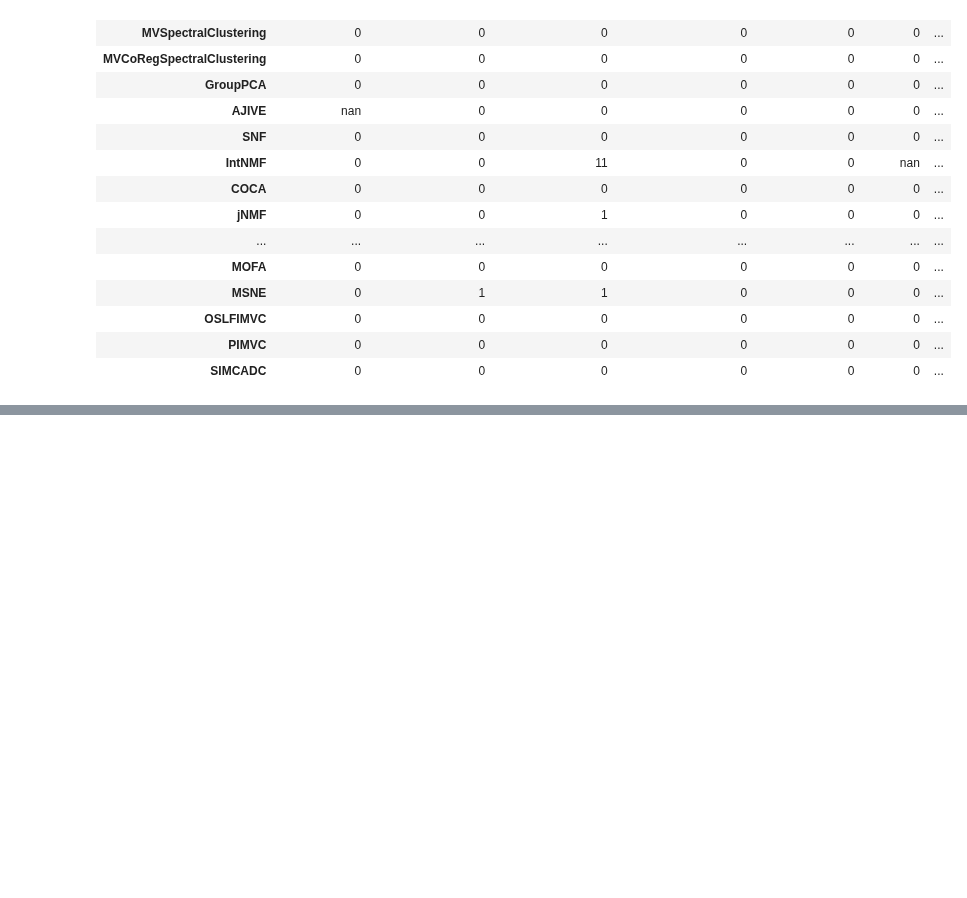
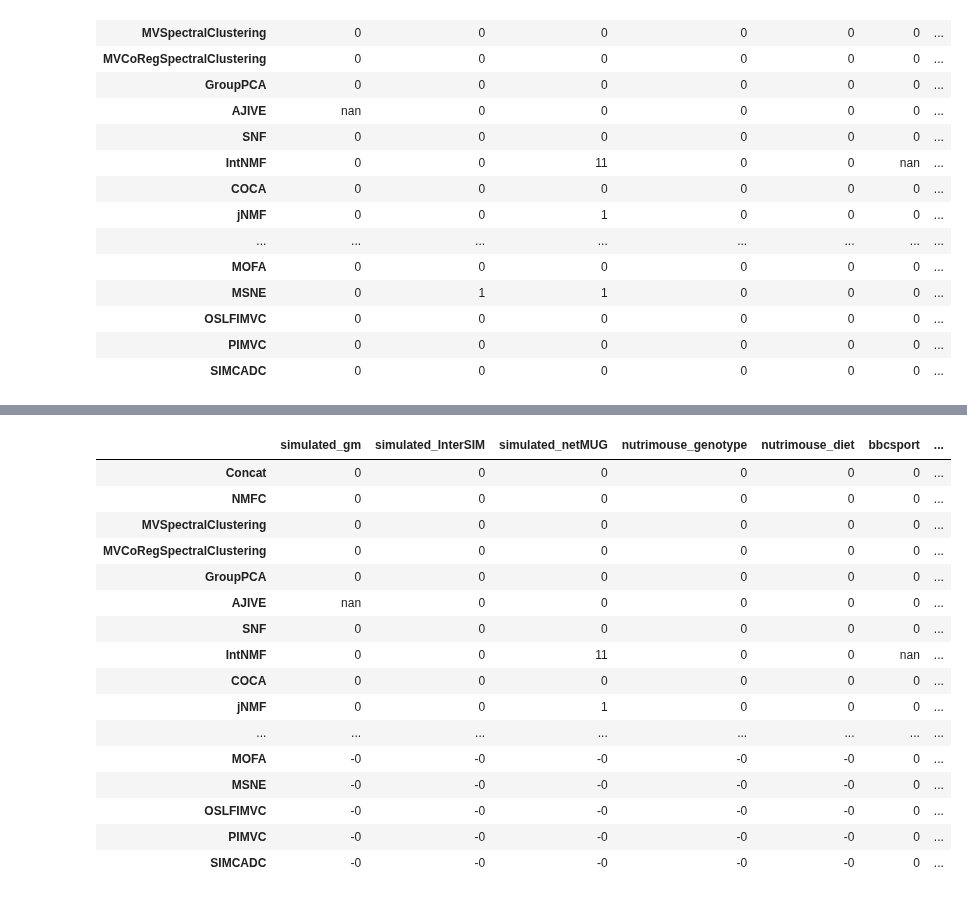
Before and after one commit to RafRomB/imml, a Jupyter notebook: time_evaluation.ipynb, the cells around one changed output, grey strips where cells are left out. Cells and saved outputs as stored; diff of their text form; code cells hidden in the pictures; blank space fills up the shorter version.

```diff
--- a/time_evaluation.ipynb
+++ b/time_evaluation.ipynb
@@ -123,0 +184,20 @@ results.div(60).style.format(precision=0).set_properties(**{'text-align': 'cente
+# %%
+results.div(60).style.format(precision=0).set_properties(**{'text-align': 'center'}).background_gradient(cmap='RdYlGn_r', axis= None)
+# %% [output]
+|  | simulated_gm | simulated_InterSIM | simulated_netMUG | nutrimouse_genotype | nutrimouse_diet | bbcsport | ... |
+| Concat | 0 | 0 | 0 | 0 | 0 | 0 | ... |
+| NMFC | 0 | 0 | 0 | 0 | 0 | 0 | ... |
+| MVSpectralClustering | 0 | 0 | 0 | 0 | 0 | 0 | ... |
+| MVCoRegSpectralClustering | 0 | 0 | 0 | 0 | 0 | 0 | ... |
+| GroupPCA | 0 | 0 | 0 | 0 | 0 | 0 | ... |
+| AJIVE | nan | 0 | 0 | 0 | 0 | 0 | ... |
+| SNF | 0 | 0 | 0 | 0 | 0 | 0 | ... |
+| IntNMF | 0 | 0 | 11 | 0 | 0 | nan | ... |
+| COCA | 0 | 0 | 0 | 0 | 0 | 0 | ... |
+| jNMF | 0 | 0 | 1 | 0 | 0 | 0 | ... |
+| ... | ... | ... | ... | ... | ... | ... | ... |
+| MOFA | -0 | -0 | -0 | -0 | -0 | 0 | ... |
+| MSNE | -0 | -0 | -0 | -0 | -0 | 0 | ... |
+| OSLFIMVC | -0 | -0 | -0 | -0 | -0 | 0 | ... |
+| PIMVC | -0 | -0 | -0 | -0 | -0 | 0 | ... |
+| SIMCADC | -0 | -0 | -0 | -0 | -0 | 0 | ... |
```
Also changed, not shown: parts of 6 cells of this notebook, 2 other files.
